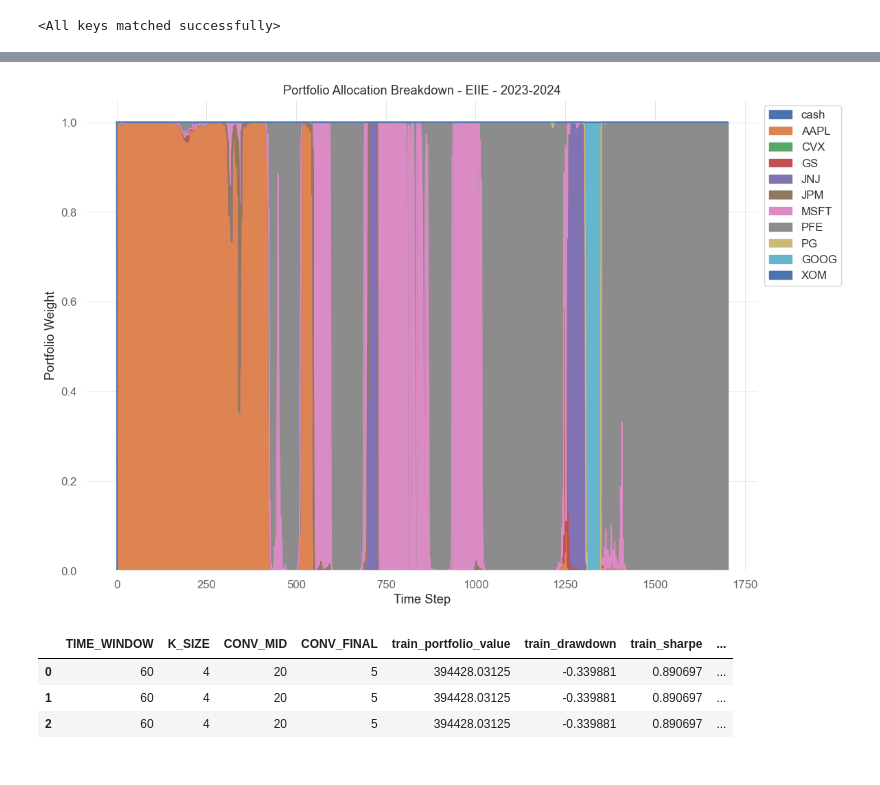
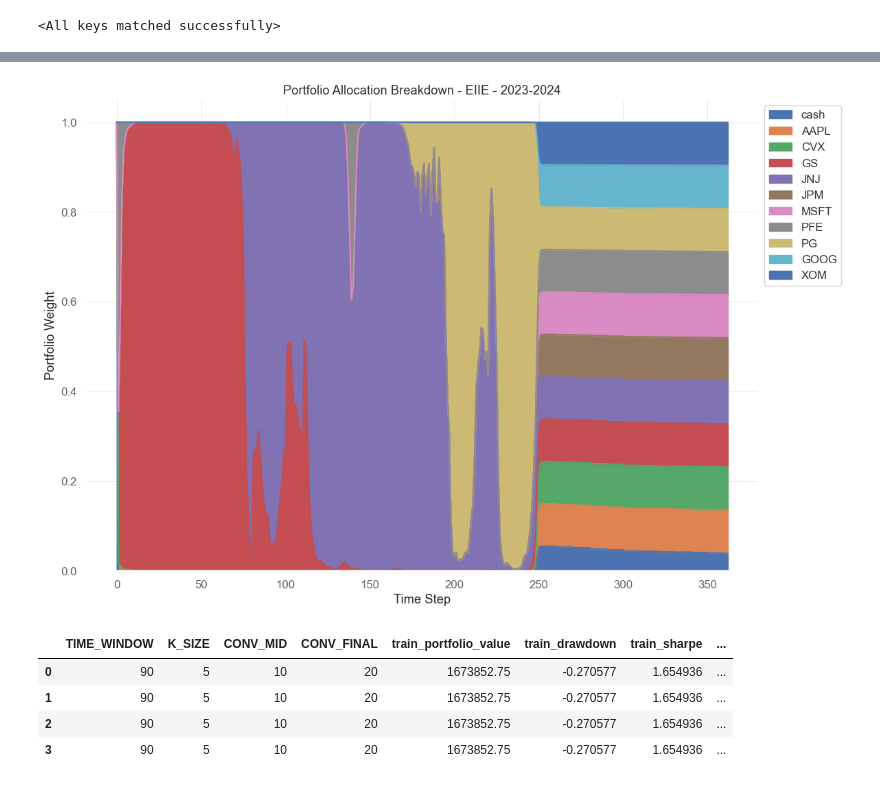
Before and after one commit to haonanah/DSE4212, a Jupyter notebook: final/validation_model_evaluation.ipynb, the cells around one changed output, grey strips where cells are left out. Saved outputs shown, nothing was run; the diff lists cells and outputs as text; code cells hidden in the pictures.

Commit message:
final results

```diff
--- a/final/validation_model_evaluation.ipynb
+++ b/final/validation_model_evaluation.ipynb
@@ -73,11 +73,11 @@ FEATURE_NAMES = ["close",
                   #'NetIncomeLoss',
                 'Return on Equity(%)']
 
-TIME_WINDOW = 30
+TIME_WINDOW = 90
 COMISSION_FEE = 0.001
-K_SIZE = 4
+K_SIZE = 5
 CONV_MID = 10
-CONV_FINAL= 10
+CONV_FINAL= 20
 LEARNING_RATE = 0.02
 print(len(FEATURE_NAMES))
 # %% [output]
@@ -741,39 +700,40 @@ def plot_action_memory(actions, tickers, label):
     actions_df = pd.DataFrame(actions, columns=["cash"] + tickers)
     actions_df.plot(kind="area", figsize=(12, 8), title=f"Portfolio Allocation Breakdown - {label}")
     plt.ylabel("Portfolio Weight")
     plt.xlabel("Time Step")
     plt.legend(loc="upper left", bbox_to_anchor=(1, 1))
     plt.grid(True)
     plt.tight_layout()
     plt.show()
 
 
 # Plot EIIE actions for the training period
 # plot_action_memory(EIIE_results["train"]["actions"], TEST_SET, "EIIE - Train")
 
 # Plot EIIE actions for test
-plot_action_memory(EIIE_results["train"]["actions"], TEST_SET, "EIIE - 2023-2024")
+plot_action_memory(EIIE_results["test"]["actions"], TEST_SET, "EIIE - 2023-2024")
 
 # Similarly, plot UBAH actions for each period
 # plot_action_memory(UBAH_results["train"]["actions"], TEST_SET, "UBAH - Train")
 # plot_action_memory(UBAH_results["2021"]["actions"], TEST_SET, "UBAH - 2021")
 # plot_action_memory(UBAH_results["2022"]["actions"], TEST_SET, "UBAH - 2022")
 # plot_action_memory(UBAH_results["2023"]["actions"], TEST_SET, "UBAH - 2023")
 
 temp_df = pd.DataFrame([{
         "TIME_WINDOW": TIME_WINDOW, "K_SIZE": K_SIZE, "CONV_MID": CONV_MID, "CONV_FINAL": CONV_FINAL,
         "train_portfolio_value": train_final_value, "train_drawdown": train_drawdown, "train_sharpe": train_sharpe, "train_cumulative": train_cumulative,
         "test_portfolio_value": portfolio_test_value, "test_drawdown": drawdown_test, "test_sharpe": sharpe_test, "test_cumulative": cumulative_test}]
 )
 results_df = pd.concat([results_df, temp_df], ignore_index=True)
 
 results_df
 # %% [output]
-[figure, old version]
+[figure, new version]
 |  | TIME_WINDOW | K_SIZE | CONV_MID | CONV_FINAL | train_portfolio_value | train_drawdown | train_sharpe | ... |
-| 0 | 60 | 4 | 20 | 5 | 394428.03125 | -0.339881 | 0.890697 | ... |
-| 1 | 60 | 4 | 20 | 5 | 394428.03125 | -0.339881 | 0.890697 | ... |
-| 2 | 60 | 4 | 20 | 5 | 394428.03125 | -0.339881 | 0.890697 | ... |
+| 0 | 90 | 5 | 10 | 20 | 1673852.75 | -0.270577 | 1.654936 | ... |
+| 1 | 90 | 5 | 10 | 20 | 1673852.75 | -0.270577 | 1.654936 | ... |
+| 2 | 90 | 5 | 10 | 20 | 1673852.75 | -0.270577 | 1.654936 | ... |
+| 3 | 90 | 5 | 10 | 20 | 1673852.75 | -0.270577 | 1.654936 | ... |
 # %%
 #diff =  EIIE_results["test"]["value"] - UBAH_results["test"]["value"]
 normdiff = [(i -j)/j for i, j in zip(EIIE_results["test"]["value"], UBAH_results["test"]["value"])]
```
Also changed, not shown: parts of 11 cells of this notebook, 21 other files.
